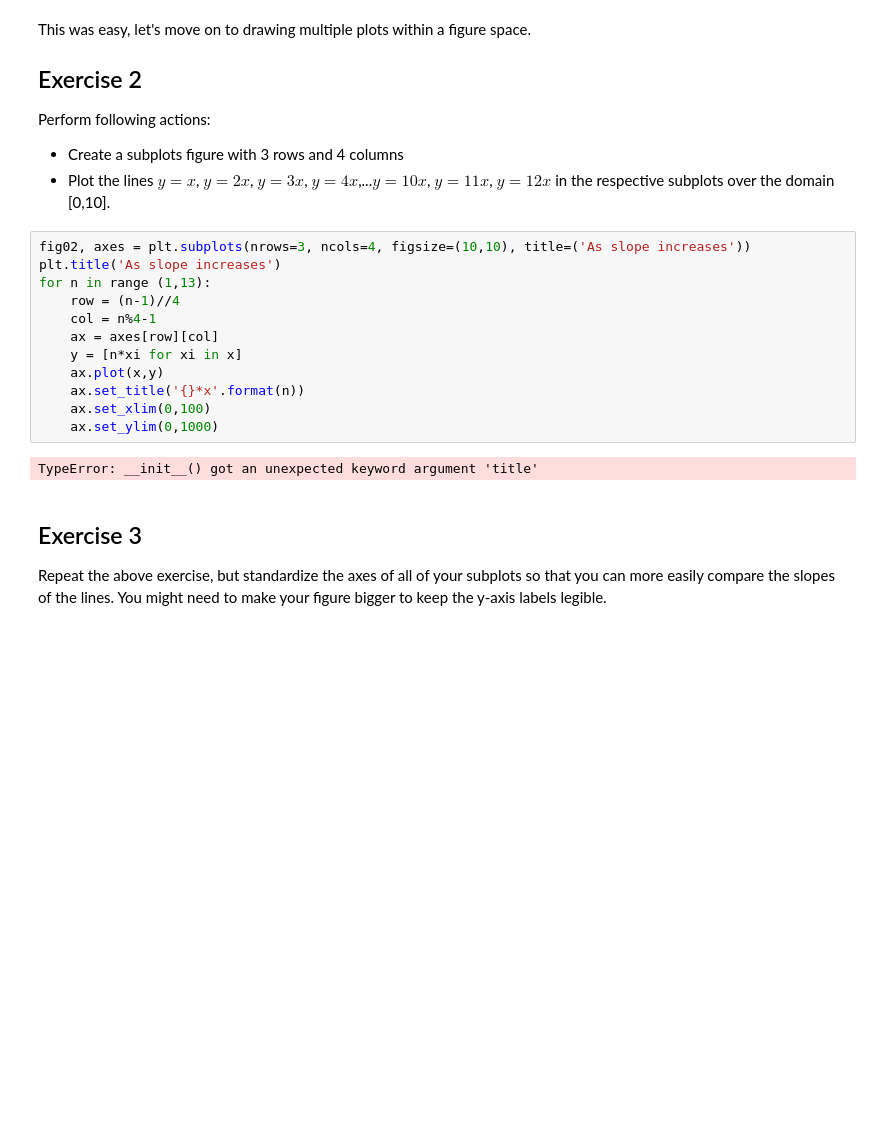
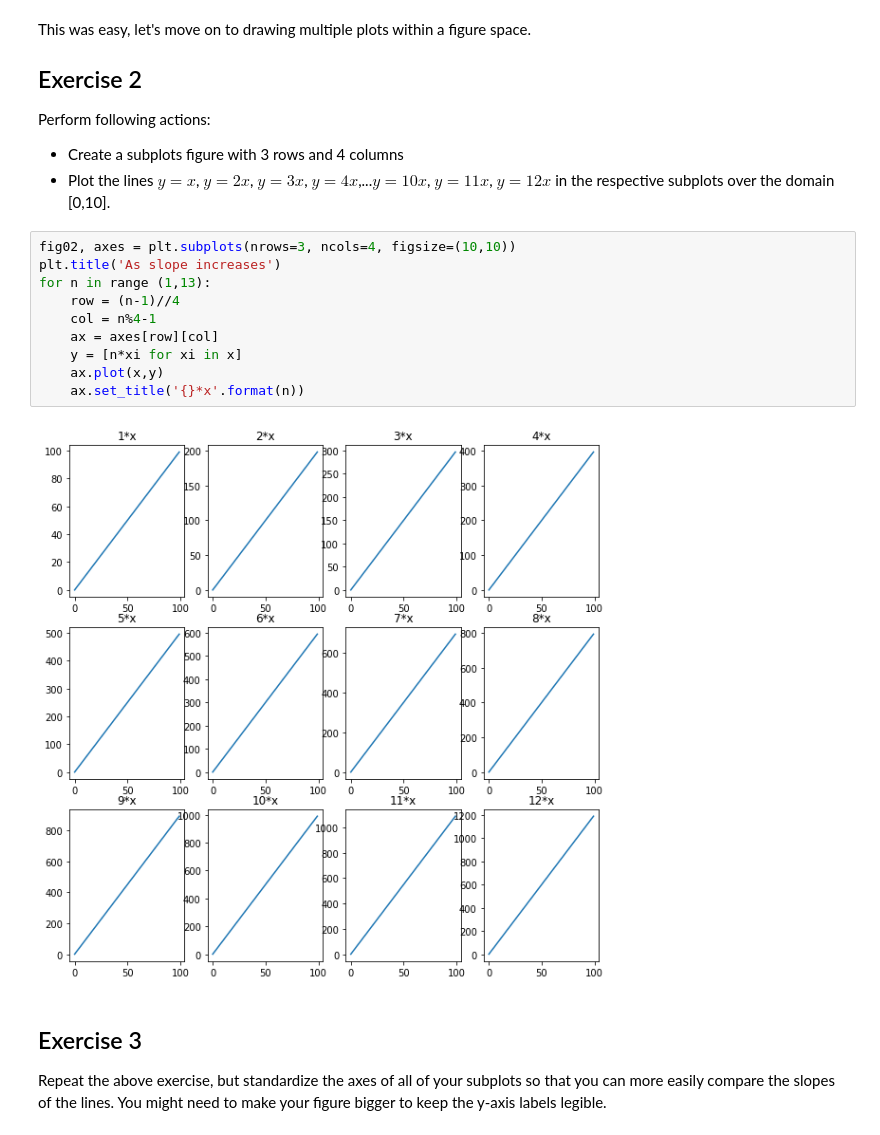
Before and after one commit to eannefawcett/dsc-more-practice-with-matplotlib-lab-online-ds-pt-081219, a Jupyter notebook: index.ipynb, the cells around one changed output. Cells and saved outputs as stored; diff of their text form; blank space fills up the shorter version.

Commit message:
graphs with similar yaxis

```diff
--- a/index.ipynb
+++ b/index.ipynb
@@ -80,19 +80,17 @@ Perform following actions:
 * Create a subplots figure with 3 rows and 4 columns
 * Plot the lines $y=x$, $y=2x$, $y=3x$, $y=4x$,...$y=10x$, $y=11x$, $y=12x$ in the respective subplots over the domain [0,10].
 # %%
-fig02, axes = plt.subplots(nrows=3, ncols=4, figsize=(10,10), title=('As slope increases'))
+fig02, axes = plt.subplots(nrows=3, ncols=4, figsize=(10,10))
 plt.title('As slope increases')
 for n in range (1,13):
     row = (n-1)//4
     col = n%4-1
     ax = axes[row][col]
     y = [n*xi for xi in x]
     ax.plot(x,y)
     ax.set_title('{}*x'.format(n))
-    ax.set_xlim(0,100)
-    ax.set_ylim(0,1000)
 # %% [output]
-TypeError: __init__() got an unexpected keyword argument 'title'
+[figure, added]
 # %% [markdown]
 ## Exercise 3
 
```
Also changed, not shown: parts of 3 cells of this notebook.
